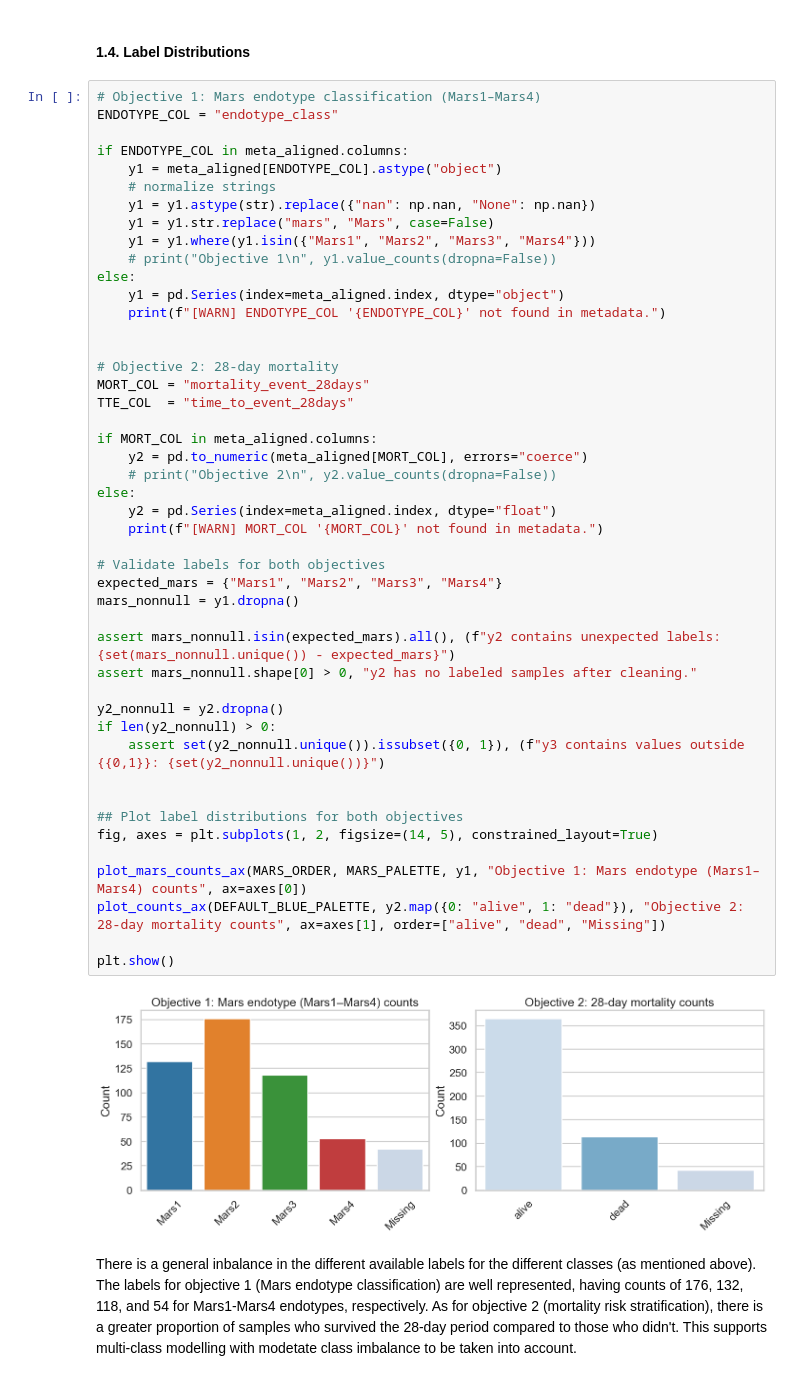
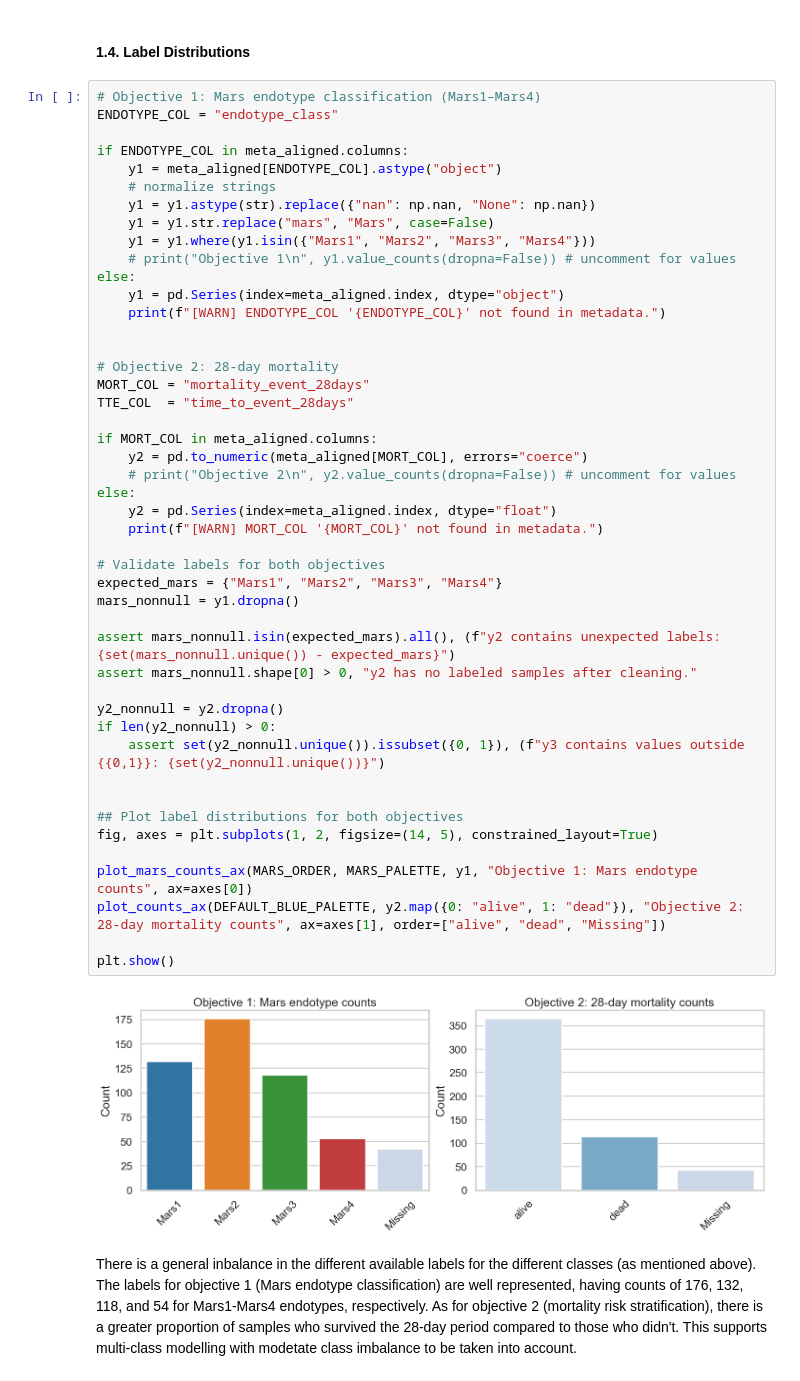
Before and after one commit to DErxFla/ml-sepsis-project, a Jupyter notebook: sepsis_model.ipynb, the cells around one changed output. Saved outputs shown, nothing was run; the diff lists cells and outputs as text.

```diff
--- a/sepsis_model.ipynb
+++ b/sepsis_model.ipynb
@@ -257,7 +253,7 @@ if ENDOTYPE_COL in meta_aligned.columns:
     y1 = y1.astype(str).replace({"nan": np.nan, "None": np.nan})
     y1 = y1.str.replace("mars", "Mars", case=False)
     y1 = y1.where(y1.isin({"Mars1", "Mars2", "Mars3", "Mars4"}))
-    # print("Objective 1\n", y1.value_counts(dropna=False))
+    # print("Objective 1\n", y1.value_counts(dropna=False)) # uncomment for values
 else:
     y1 = pd.Series(index=meta_aligned.index, dtype="object")
     print(f"[WARN] ENDOTYPE_COL '{ENDOTYPE_COL}' not found in metadata.")
@@ -265,36 +261,36 @@ else:
 
 # Objective 2: 28-day mortality
 MORT_COL = "mortality_event_28days"
 TTE_COL  = "time_to_event_28days"
 
 if MORT_COL in meta_aligned.columns:
     y2 = pd.to_numeric(meta_aligned[MORT_COL], errors="coerce")
-    # print("Objective 2\n", y2.value_counts(dropna=False))
+    # print("Objective 2\n", y2.value_counts(dropna=False)) # uncomment for values
 else:
     y2 = pd.Series(index=meta_aligned.index, dtype="float")
     print(f"[WARN] MORT_COL '{MORT_COL}' not found in metadata.")
 
 # Validate labels for both objectives
 expected_mars = {"Mars1", "Mars2", "Mars3", "Mars4"}
 mars_nonnull = y1.dropna()
 
 assert mars_nonnull.isin(expected_mars).all(), (f"y2 contains unexpected labels: {set(mars_nonnull.unique()) - expected_mars}")
 assert mars_nonnull.shape[0] > 0, "y2 has no labeled samples after cleaning."
 
 y2_nonnull = y2.dropna()
 if len(y2_nonnull) > 0:
     assert set(y2_nonnull.unique()).issubset({0, 1}), (f"y3 contains values outside {{0,1}}: {set(y2_nonnull.unique())}")
 
 
 ## Plot label distributions for both objectives
 fig, axes = plt.subplots(1, 2, figsize=(14, 5), constrained_layout=True)
 
-plot_mars_counts_ax(MARS_ORDER, MARS_PALETTE, y1, "Objective 1: Mars endotype (Mars1–Mars4) counts", ax=axes[0])
+plot_mars_counts_ax(MARS_ORDER, MARS_PALETTE, y1, "Objective 1: Mars endotype counts", ax=axes[0])
 plot_counts_ax(DEFAULT_BLUE_PALETTE, y2.map({0: "alive", 1: "dead"}), "Objective 2: 28-day mortality counts", ax=axes[1], order=["alive", "dead", "Missing"])
 
 plt.show()
 # %% [output]
-[figure, old version]
+[figure, new version]
 # %% [markdown]
 There is a general inbalance in the different available labels for the different classes (as mentioned above). The labels for objective 1 (Mars endotype classification) are well represented, having counts of 176, 132, 118, and 54 for Mars1-Mars4 endotypes, respectively. As for objective 2 (mortality risk stratification), there is a greater proportion of samples who survived the 28-day period compared to those who didn't. This supports multi-class modelling with modetate class imbalance to be taken into account.
 # %%
```
Also changed, not shown: parts of 29 cells of this notebook, 1 other file.
